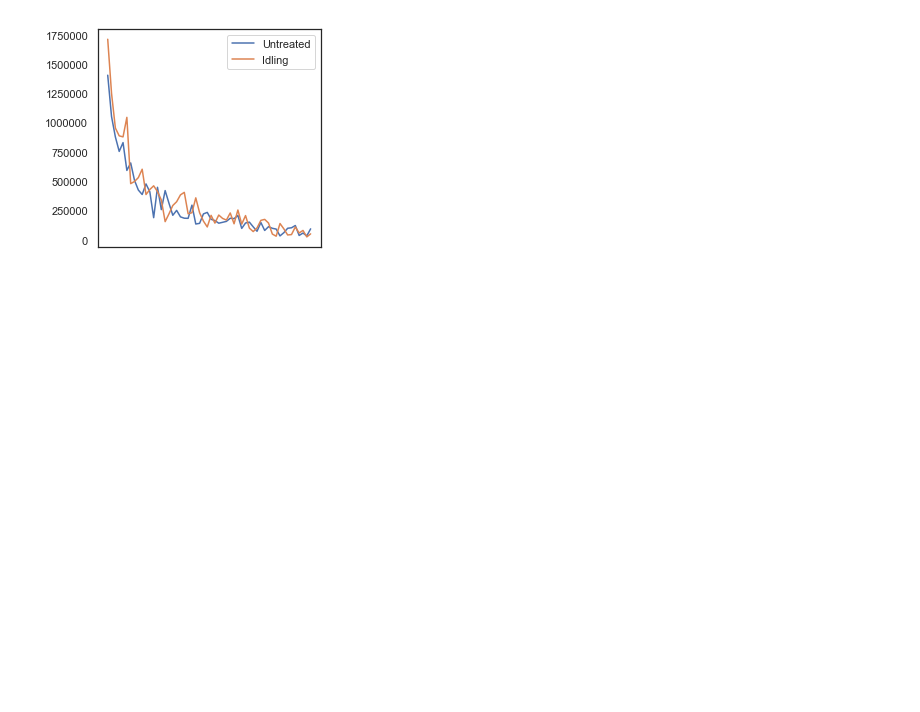
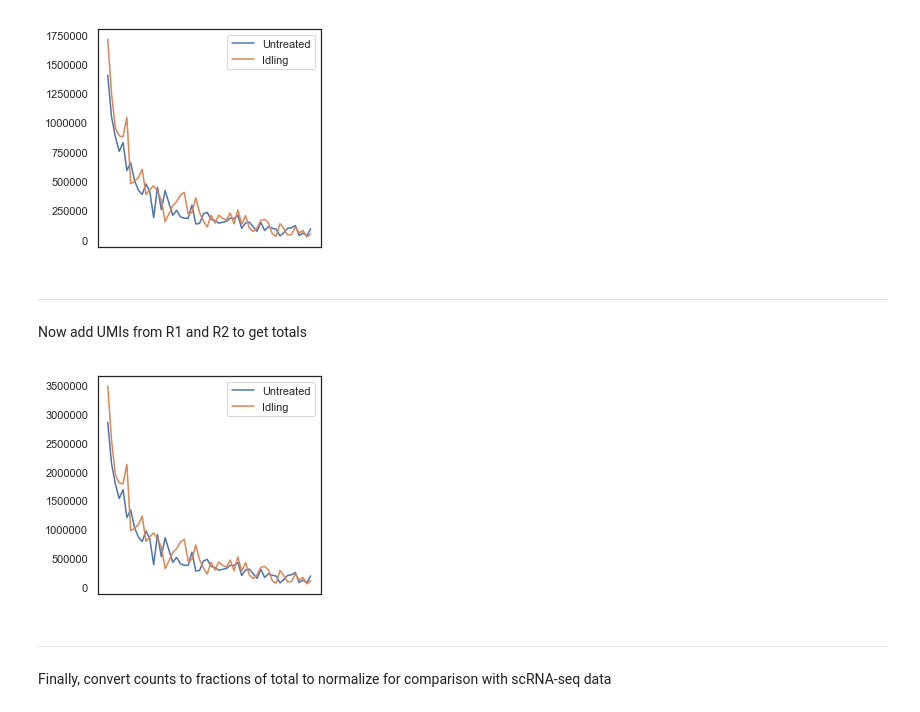
Before and after one commit to codyheiser/fluffy-succotash, a Jupyter notebook: barcode_assay_alignment.ipynb, the cells around one changed output. Saved outputs shown, nothing was run; the diff lists cells and outputs as text; code cells hidden in the pictures; blank space fills up the shorter version.

Commit message:
finished barcode alignment between RNA-seq and targeted barcode assay

```diff
--- a/barcode_assay_alignment.ipynb
+++ b/barcode_assay_alignment.ipynb
@@ -99,3 +104,30 @@ I_R2_50['Count'].plot(label='Idling', legend=True)
 plt.show()
 # %% [output]
 [figure]
+# %% [markdown]
+---
+Now add UMIs from R1 and R2 to get totals
+# %%
+U_bc = U_R1.append(U_R2)
+I_bc = I_R1.append(I_R2)
+# %%
+U_bc_counts = pd.DataFrame(U_bc[0].value_counts())
+U_bc_counts.rename(index=str, columns={0: "Count"}, inplace=True)
+# %%
+I_bc_counts = pd.DataFrame(I_bc[0].value_counts())
+I_bc_counts.rename(index=str, columns={0: "Count"}, inplace=True)
+# %%
+# merge results of barcode assay with scRNA-seq barcode abundances
+U_bc_50 = pd.DataFrame(U.barcode_counts(U.top_barcodes(top50))).merge(U_bc_counts, how='left', right_index=True, left_index=True)
+I_bc_50 = pd.DataFrame(I.barcode_counts(U.top_barcodes(top50))).merge(I_bc_counts, how='left', right_index=True, left_index=True)
+# %%
+# plot abundance of barcodes to use for distance calcs
+plt.figure(figsize=(4,4))
+U_bc_50['Count'].plot(label='Untreated', legend=True)
+I_bc_50['Count'].plot(label='Idling', legend=True)
+plt.show()
+# %% [output]
+[figure, added]
+# %% [markdown]
+---
+Finally, convert counts to fractions of total to normalize for comparison with scRNA-seq data
```
Also changed, not shown: parts of 32 cells of this notebook, 1 other file.
